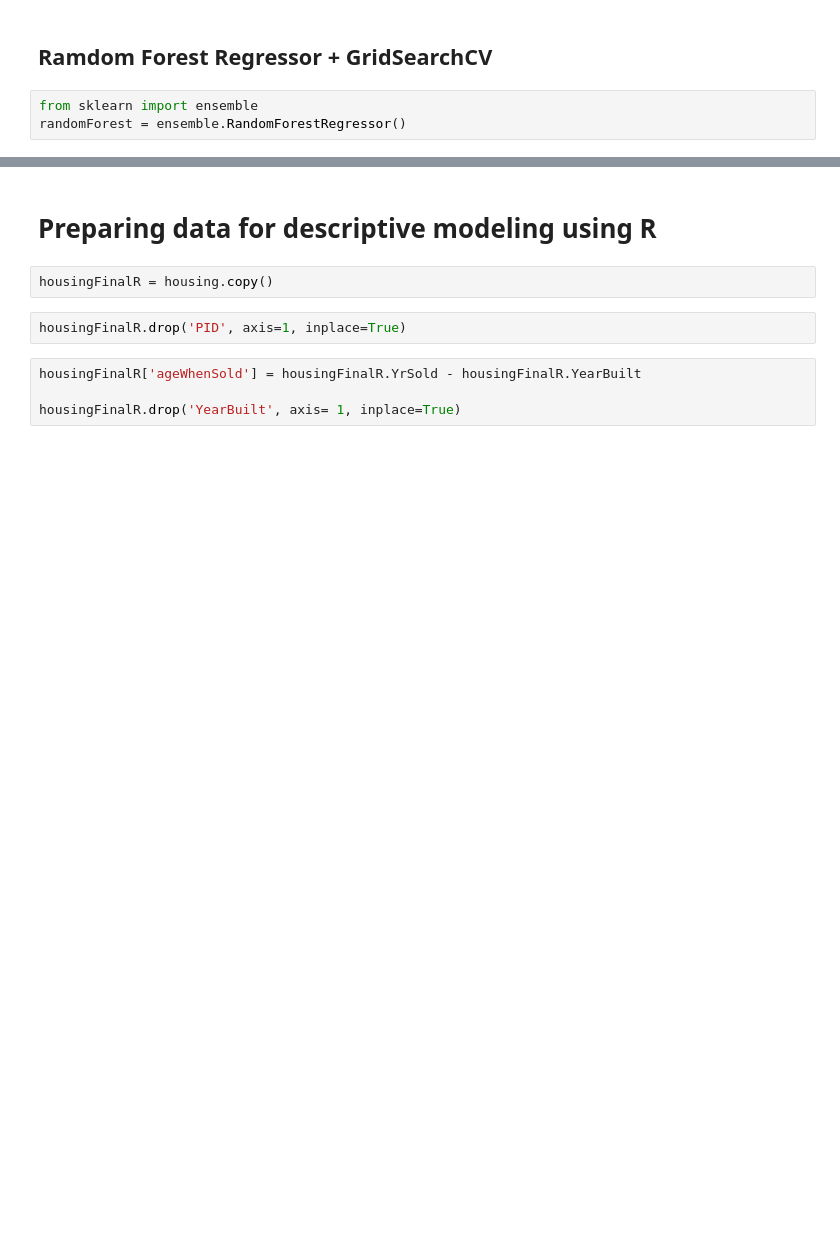
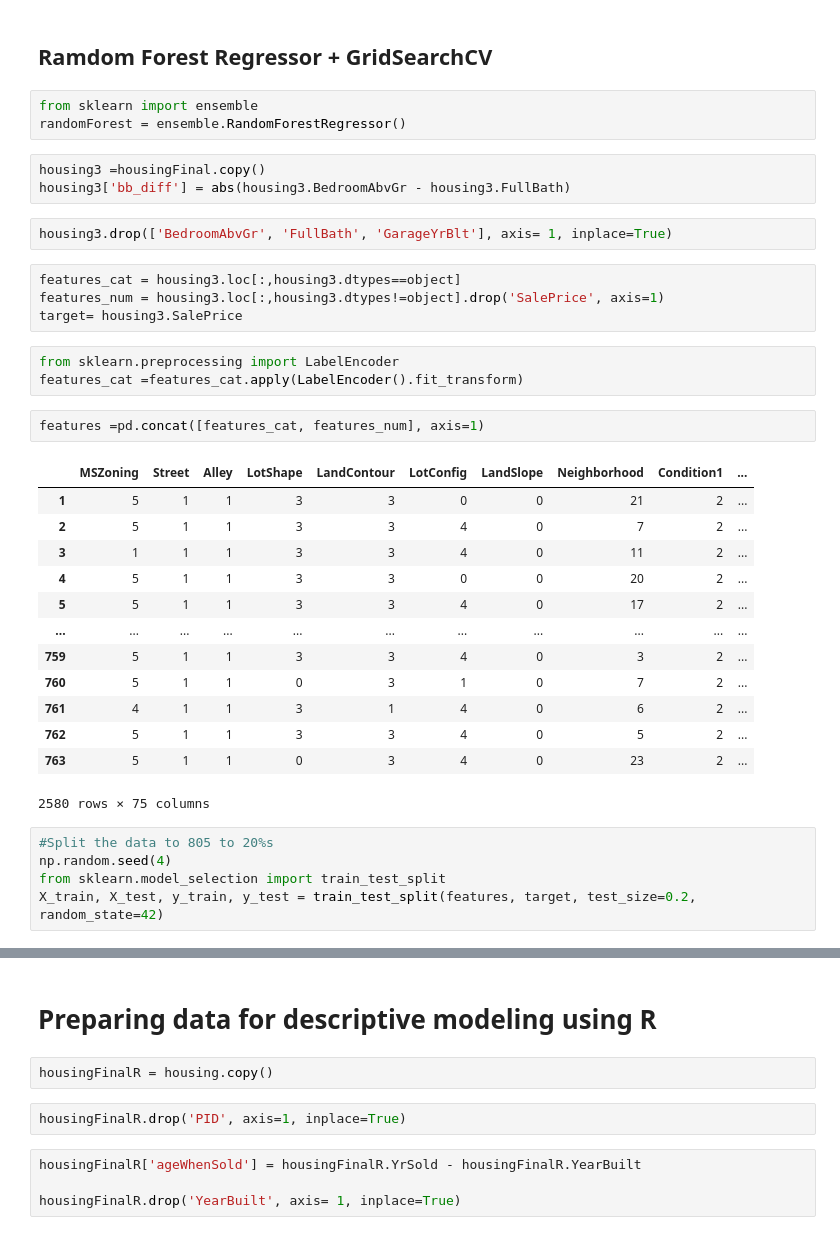
Before and after one commit to randypantinople/machineLearningTeamProject, a Jupyter notebook: randypantinople/Ames ML Project(randy).ipynb, the cells around one changed output, grey strips where cells are left out. Saved outputs shown, nothing was run; the diff lists cells and outputs as text; blank space fills up the shorter version.

```diff
--- a/randypantinople/Ames ML Project(randy).ipynb
+++ b/randypantinople/Ames ML Project(randy).ipynb
@@ -978,5 +978,38 @@ NameError: name 'elaticnet' is not defined
 # %%
 from sklearn import ensemble
 randomForest = ensemble.RandomForestRegressor()
+# %%
+housing3 =housingFinal.copy()
+housing3['bb_diff'] = abs(housing3.BedroomAbvGr - housing3.FullBath)
+# %%
+housing3.drop(['BedroomAbvGr', 'FullBath', 'GarageYrBlt'], axis= 1, inplace=True)
+# %%
+features_cat = housing3.loc[:,housing3.dtypes==object]
+features_num = housing3.loc[:,housing3.dtypes!=object].drop('SalePrice', axis=1)
+target= housing3.SalePrice
+# %%
+from sklearn.preprocessing import LabelEncoder
+features_cat =features_cat.apply(LabelEncoder().fit_transform)
+# %%
+features =pd.concat([features_cat, features_num], axis=1)
+# %% [output]
+|  | MSZoning | Street | Alley | LotShape | LandContour | LotConfig | LandSlope | Neighborhood | Condition1 | ... |
+| 1 | 5 | 1 | 1 | 3 | 3 | 0 | 0 | 21 | 2 | ... |
+| 2 | 5 | 1 | 1 | 3 | 3 | 4 | 0 | 7 | 2 | ... |
+| 3 | 1 | 1 | 1 | 3 | 3 | 4 | 0 | 11 | 2 | ... |
+| 4 | 5 | 1 | 1 | 3 | 3 | 0 | 0 | 20 | 2 | ... |
+| 5 | 5 | 1 | 1 | 3 | 3 | 4 | 0 | 17 | 2 | ... |
+| ... | ... | ... | ... | ... | ... | ... | ... | ... | ... | ... |
+| 759 | 5 | 1 | 1 | 3 | 3 | 4 | 0 | 3 | 2 | ... |
+| 760 | 5 | 1 | 1 | 0 | 3 | 1 | 0 | 7 | 2 | ... |
+| 761 | 4 | 1 | 1 | 3 | 1 | 4 | 0 | 6 | 2 | ... |
+| 762 | 5 | 1 | 1 | 3 | 3 | 4 | 0 | 5 | 2 | ... |
+| 763 | 5 | 1 | 1 | 0 | 3 | 4 | 0 | 23 | 2 | ... |
+2580 rows × 75 columns
+# %%
+#Split the data to 805 to 20%s
+np.random.seed(4)
+from sklearn.model_selection import train_test_split
+X_train, X_test, y_train, y_test = train_test_split(features, target, test_size=0.2, random_state=42)
 # %%
 grid_para_forest = [{
```
Also changed, not shown: parts of 14 cells of this notebook.
